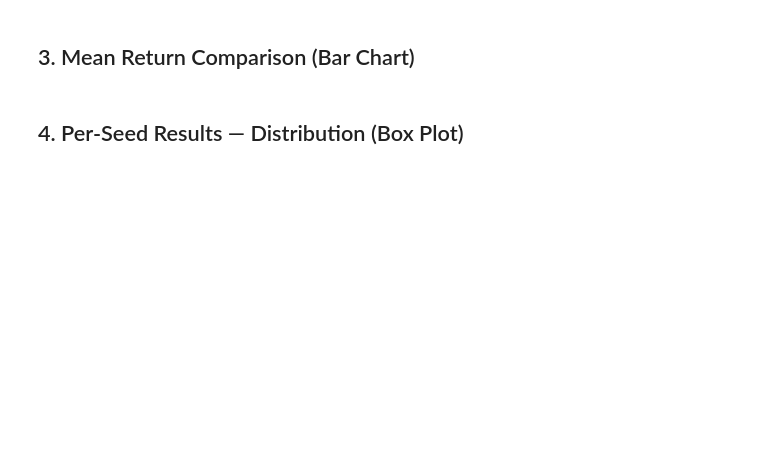
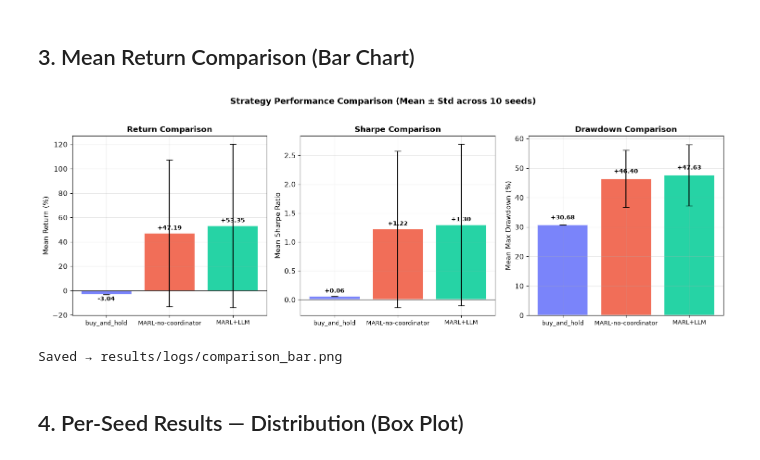
Before and after one commit to lww637-cmyk/MARL, a Jupyter notebook: notebooks/04_evaluation.ipynb, the cells around one changed output. Cells and saved outputs as stored; diff of their text form; code cells hidden in the pictures; blank space fills up the shorter version.

Commit message:
Phase 4-5: results notebook complete — all RQs supported with empirical evidence

```diff
--- a/notebooks/04_evaluation.ipynb
+++ b/notebooks/04_evaluation.ipynb
@@ -86,35 +102,37 @@ for ax, (col, ylabel, scale, label) in zip(axes, metrics):
     errors     = (summary[std_col] * scale).tolist() if std_col in summary.columns else None
     colors     = [COLORS.get(s, '#888') for s in strategies]
 
     bars = ax.bar(strategies, values, color=colors,
                   alpha=0.85, edgecolor='white', linewidth=1.2,
                   yerr=errors, capsize=5, error_kw={'linewidth':1.5})
 
     ax.set_title(f'{label} Comparison', fontsize=12, fontweight='bold')
     ax.set_ylabel(ylabel)
     ax.set_xticklabels(
-        [s.replace('-', '-
-') for s in strategies],
+        [s.replace('-', '-') for s in strategies],
         fontsize=9
     )
     ax.axhline(0, color='black', linewidth=0.8)
 
     # Value labels
     for bar, val in zip(bars, values):
         offset = max(abs(v) for v in values) * 0.03
         va     = 'bottom' if val >= 0 else 'top'
         sign   = '+' if val > 0 else ''
         ax.text(bar.get_x() + bar.get_width()/2,
                 val + (offset if val >= 0 else -offset),
                 f'{sign}{val:.2f}', ha='center', va=va,
                 fontsize=9, fontweight='bold')
 
 plt.suptitle('Strategy Performance Comparison (Mean ± Std across 10 seeds)',
              fontsize=13, fontweight='bold', y=1.02)
 plt.tight_layout()
 plt.savefig('results/logs/comparison_bar.png', dpi=150, bbox_inches='tight')
 plt.show()
 print('Saved → results/logs/comparison_bar.png')
+# %% [output]
+[figure, added]
+Saved → results/logs/comparison_bar.png
 # %% [markdown]
 ## 4. Per-Seed Results — Distribution (Box Plot)
 # %%
```
Also changed, not shown: parts of 8 cells of this notebook, 5 other files.
